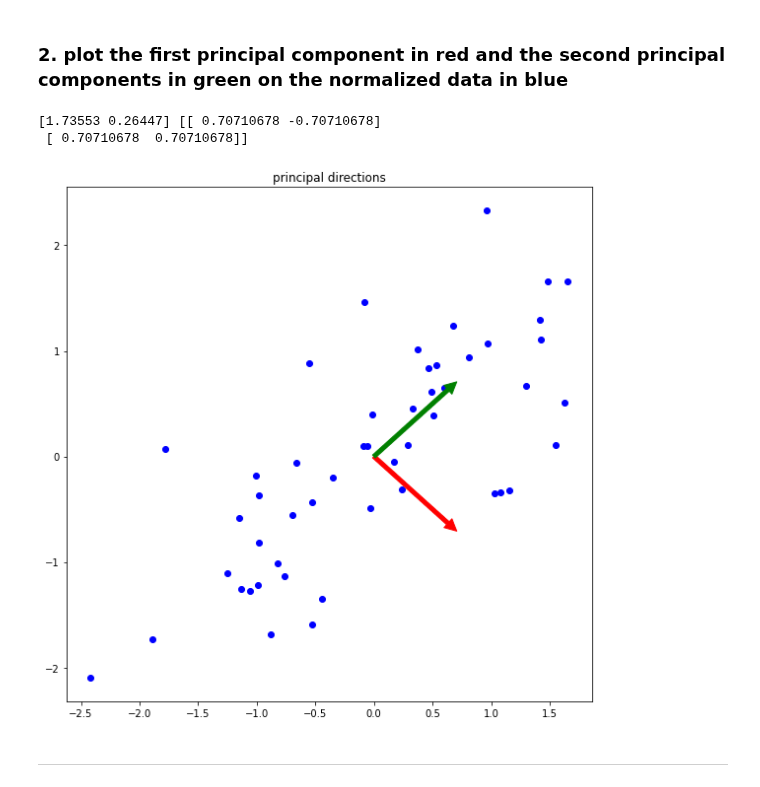
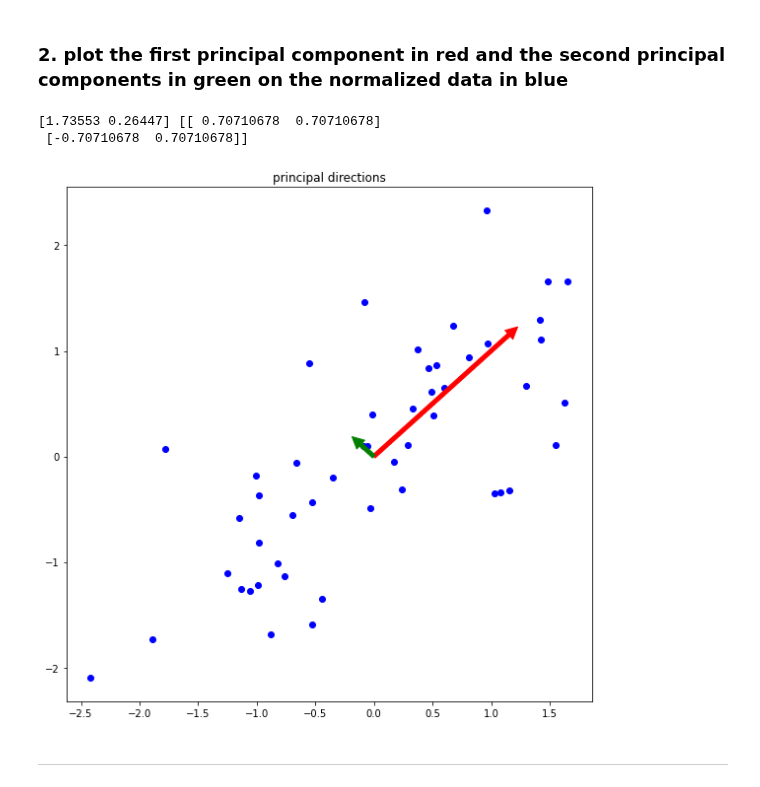
Before and after one commit to math0917/assignment-machine-learning, a Jupyter notebook: 12/assignment_12.ipynb, the cells around one changed output. Saved outputs shown, nothing was run; the diff lists cells and outputs as text; code cells hidden in the pictures.

```diff
--- a/12/assignment_12.ipynb
+++ b/12/assignment_12.ipynb
@@ -74,16 +74,22 @@ def compute_eigen(X):
 # %%
 data = np.array((Z_x,Z_y))
 cov = compute_covariance(data)
+print(cov)
 eigen_value, eigen_vector = compute_eigen(cov)
-def plot_eigenvector(Z_x,Z_y,eigen_vector):
+print(eigen_value)
+eigen_vector = eigen_vector.T
+print(np.argmax(eigen_value))
+def plot_eigenvector(Z_x,Z_y,eigen_vector,eigen_value):
     plt.figure(figsize=(8,8))
     plt.title('principal directions')
 
+    max_idx = np.argmax(eigen_value)
+    min_idx = np.argmin(eigen_value)
 
 
     print(eigen_value, eigen_vector)
-    plt.annotate('',xy=(eigen_vector[0]), xytext = (0,0), arrowprops = dict(color = 'red'))
-    plt.annotate('',xy=(eigen_vector[1]), xytext = (0,0), arrowprops = dict(color = 'green'))
+    plt.annotate('',xy=(eigen_vector[max_idx]*eigen_value[max_idx]), xytext = (0,0), arrowprops = dict(color = 'red'))
+    plt.annotate('',xy=(eigen_vector[min_idx]*eigen_value[min_idx]), xytext = (0,0), arrowprops = dict(color = 'green'))
     plt.plot(Z_x,Z_y,'bo')
     plt.tight_layout()
     plt.show()
@@ -229,11 +243,11 @@ plot_data (Z_x,Z_y)
 # %% [markdown]
 ### 2. plot the first principal component in red and the second principal components in green on the normalized data in blue
 # %%
-plot_eigenvector(Z_x,Z_y,eigen_vector)
+plot_eigenvector(Z_x,Z_y,eigen_vector,eigen_value)
 # %% [output]
-[1.73553 0.26447] [[ 0.70710678 -0.70710678]
- [ 0.70710678  0.70710678]]
+[1.73553 0.26447] [[ 0.70710678  0.70710678]
+ [-0.70710678  0.70710678]]
-[figure, old version]
+[figure, new version]
 # %% [markdown]
 ***
 # %% [markdown]
```
Also changed, not shown: parts of 9 cells of this notebook.
